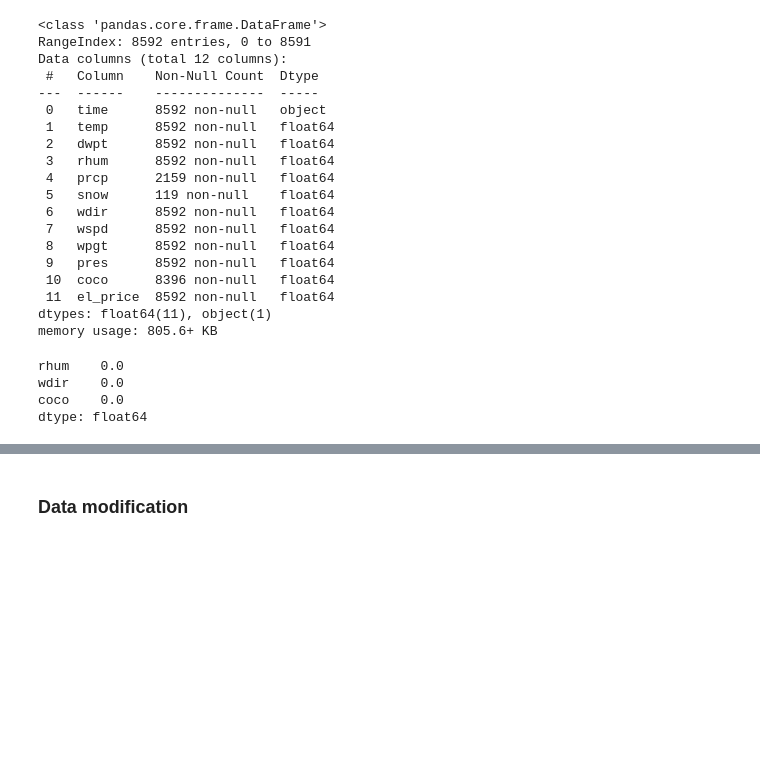
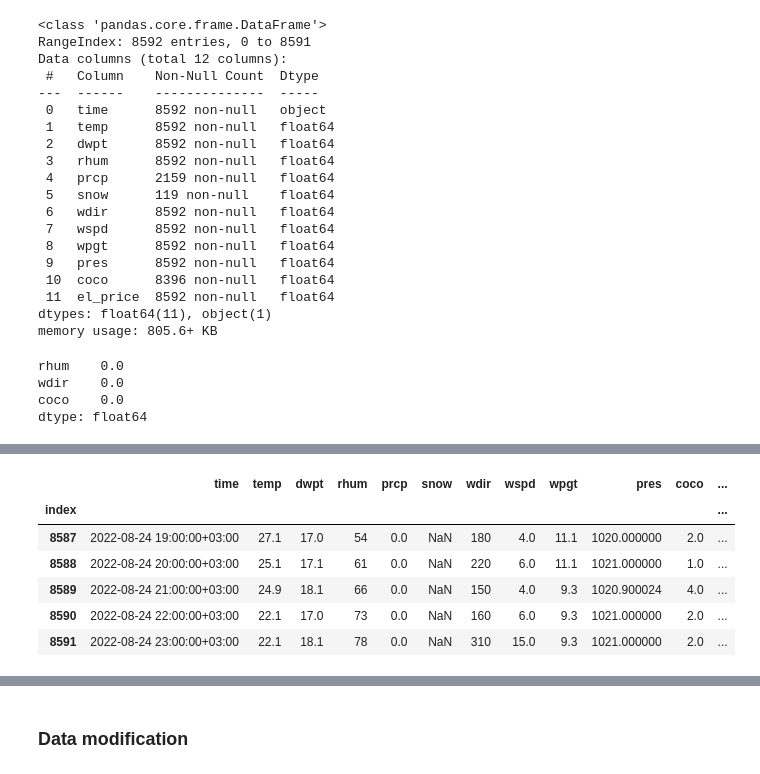
Before and after one commit to Kairixir/ml-tartu-electricity-prediciton, a Jupyter notebook: ML_Project.ipynb, the cells around one changed output, grey strips where cells are left out. Saved outputs shown, nothing was run; the diff lists cells and outputs as text; code cells hidden in the pictures; blank space fills up the shorter version.

```diff
--- a/ML_Project.ipynb
+++ b/ML_Project.ipynb
@@ -244,0 +306,11 @@ dtype: object
+# %%
+train["season"] = train["month"].apply(lambda x: month_to_season(x)).astype("category")
+train.tail()
+# %% [output]
+|  | time | temp | dwpt | rhum | prcp | snow | wdir | wspd | wpgt | pres | coco | ... |
+| index |  |  |  |  |  |  |  |  |  |  |  | ... |
+| 8587 | 2022-08-24 19:00:00+03:00 | 27.1 | 17.0 | 54 | 0.0 | NaN | 180 | 4.0 | 11.1 | 1020.000000 | 2.0 | ... |
+| 8588 | 2022-08-24 20:00:00+03:00 | 25.1 | 17.1 | 61 | 0.0 | NaN | 220 | 6.0 | 11.1 | 1021.000000 | 1.0 | ... |
+| 8589 | 2022-08-24 21:00:00+03:00 | 24.9 | 18.1 | 66 | 0.0 | NaN | 150 | 4.0 | 9.3 | 1020.900024 | 4.0 | ... |
+| 8590 | 2022-08-24 22:00:00+03:00 | 22.1 | 17.0 | 73 | 0.0 | NaN | 160 | 6.0 | 9.3 | 1021.000000 | 2.0 | ... |
+| 8591 | 2022-08-24 23:00:00+03:00 | 22.1 | 18.1 | 78 | 0.0 | NaN | 310 | 15.0 | 9.3 | 1021.000000 | 2.0 | ... |
```
Also changed, not shown: parts of 9 cells of this notebook.
